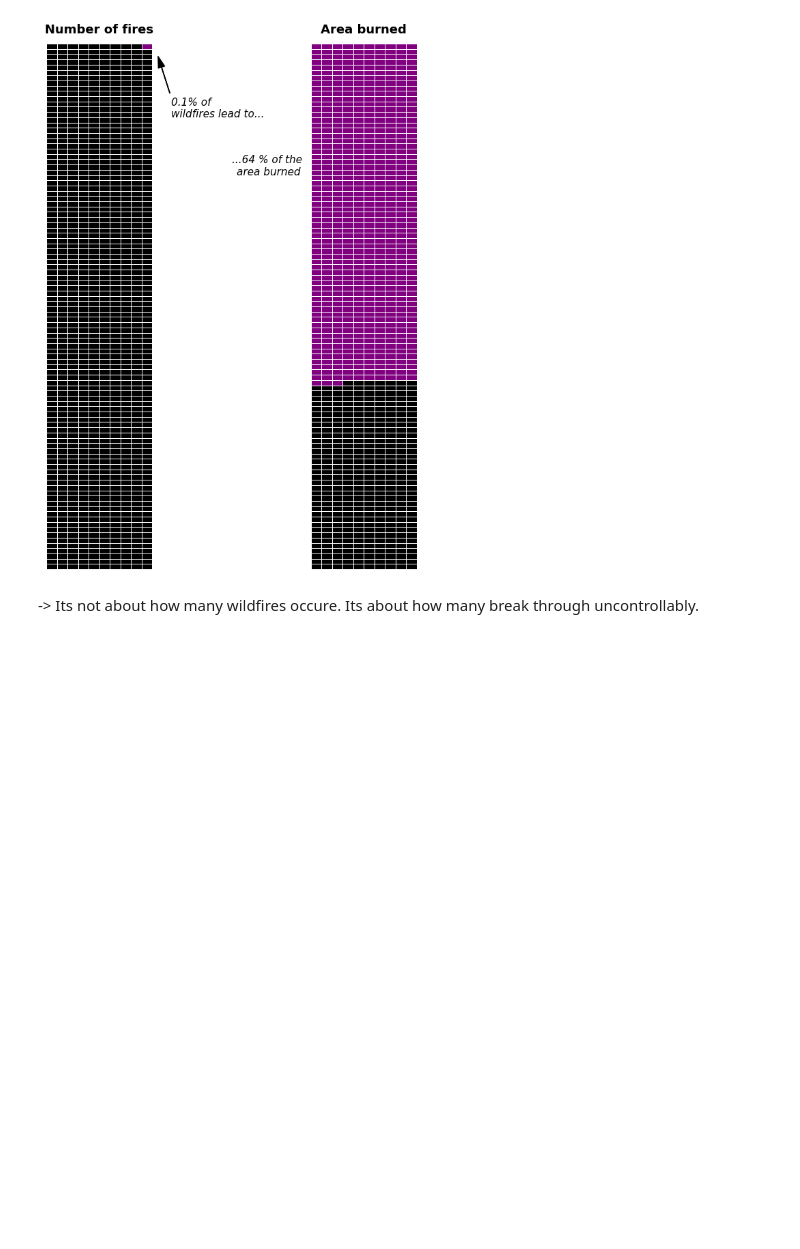
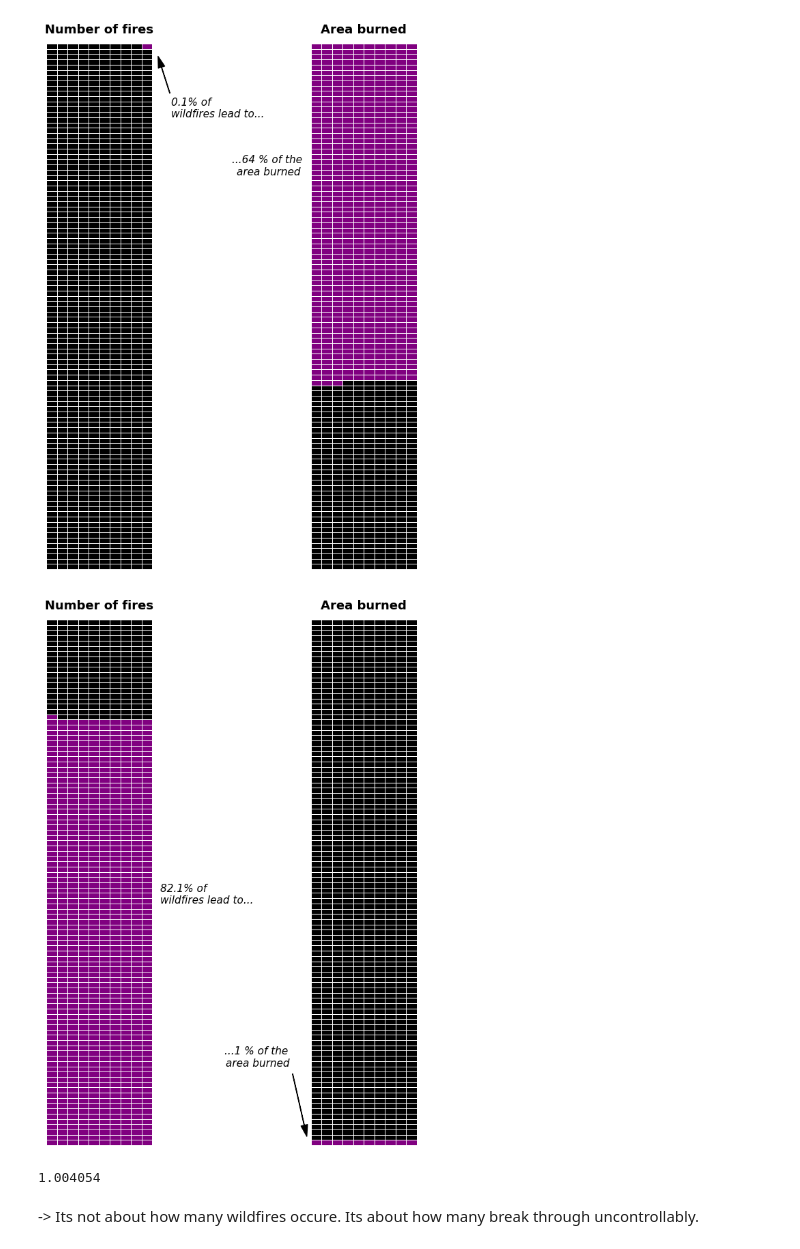
Before and after one commit to erikwisberger/Wildfire_Vizualization, a Jupyter notebook: analyse.ipynb, the cells around one changed output. Saved outputs shown, nothing was run; the diff lists cells and outputs as text; code cells hidden in the pictures; blank space fills up the shorter version.

Commit message:
Diagram duration

```diff
--- a/analyse.ipynb
+++ b/analyse.ipynb
@@ -202,6 +202,47 @@ for i in range(2):
     ax[i].tick_params(axis='both', which='both', bottom=False, top=False, right=False, left=False, labelbottom=False, labelleft= False, rotation= 0)
 # %% [output]
 [figure]
+# %%
+df_ = df
+df_.sort_values(by="size", inplace=True)
+BOUNDARY = 0.821
+percentage_size = 100*round(df_.iloc[0 : int(BOUNDARY*len(df_))]["size"].sum() / df_["size"].sum(), 4)
+array_number = np.zeros((100, 10))
+array_number[100-int(BOUNDARY*100)+1:100, ::] = 1
+array_number[100-int(BOUNDARY*100), :1:] = 1
+
+array_size = np.zeros((100, 10))
+array_size[99, ::] = 1
+
+
+colors = ["black", "purple"]
+cmap = sns.color_palette(colors, as_cmap=True)
+
+fig, ax = plt.subplots(1, 2, figsize=(7, 10), gridspec_kw={'hspace': 0, 'wspace': 1.5})
+sns.heatmap(array_number, ax=ax[0], cbar=False, linecolor="white", linewidths=0.5, cmap=cmap)
+sns.heatmap(array_size, ax=ax[1], cbar=False, linecolor="white", linewidths=0.5, cmap=cmap)
+
+ax[0].annotate('82.1% of \nwildfires lead to...',
+               xy=(1.05, 0.98), xycoords='axes fraction',
+               xytext=(1.08, 0.46), textcoords='axes fraction',
+               ha='left', fontsize=11, fontstyle="italic", color='black')
+
+ax[1].annotate('...1 % of the \narea burned', xy=(-0.03, 0.01), xytext=(-0.5, 0.15), xycoords='axes fraction', ha='center', fontsize=11, fontstyle="italic", color='black', arrowprops=dict(facecolor='black', shrink=0.05, width=0.3, headwidth=7))
+
+ax[0].annotate('Number of fires', xy=(0.5, 1.02), xycoords='axes fraction', ha='center', fontsize=13, color='black', fontweight="bold")
+ax[1].annotate('Area burned', xy=(0.5, 1.02), xycoords='axes fraction', ha='center', fontsize=13, color='black', fontweight="bold")
+
+for i in range(2):
+    ax[i].tick_params(axis='both', which='both', bottom=False, top=False, right=False, left=False, labelbottom=False, labelleft= False, rotation= 0)
+# %% [output]
+[figure, added]
+# %%
+df_ = df
+df_.sort_values(by="size", inplace=True)
+BOUNDARY = 0.821
+100*round(df_.iloc[0 : int(BOUNDARY*len(df_))]["size"].sum() / df_["size"].sum(), 8)
+# %% [output]
+1.004054
 # %% [markdown]
 -> Its not about how many wildfires occure. Its about how many break through uncontrollably.
 # %%
```
Also changed, not shown: parts of 1 cell of this notebook.
